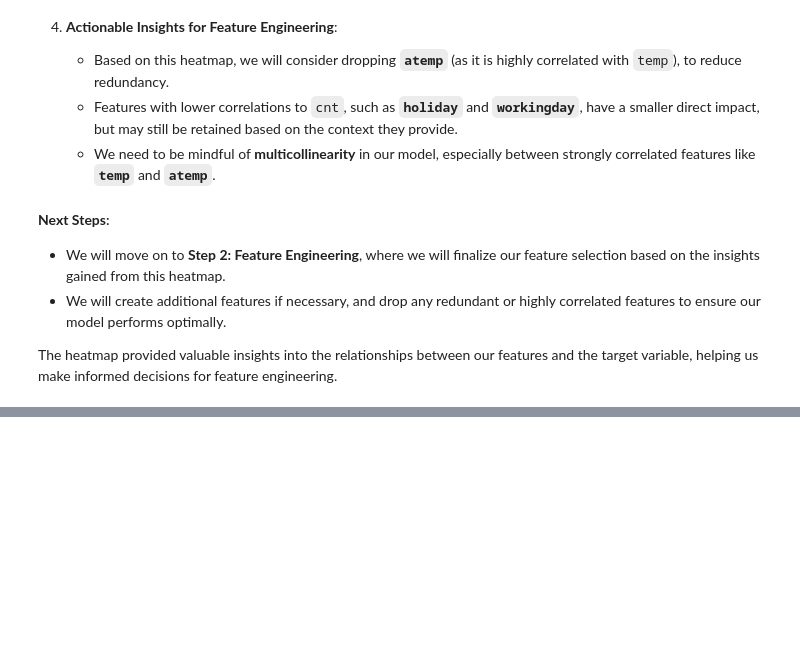
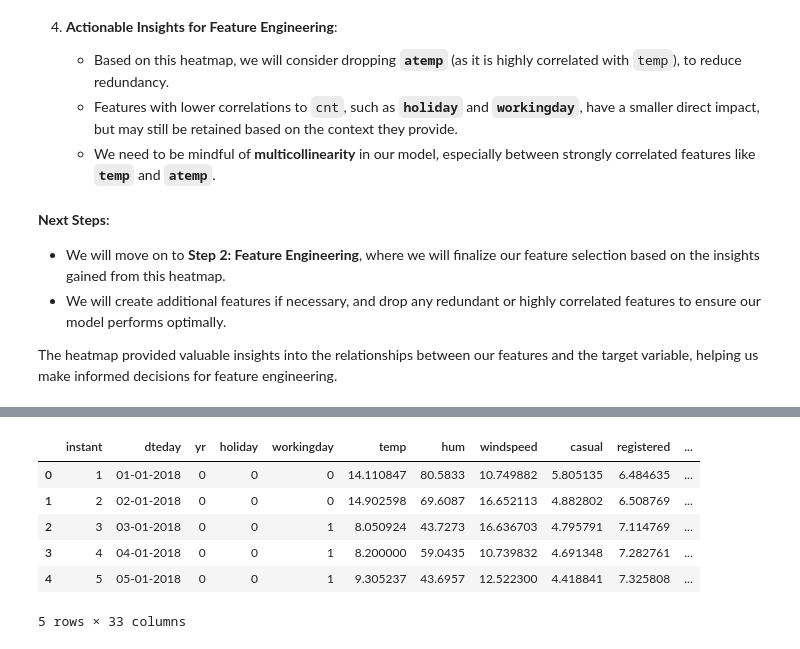
Before and after one commit to jafarijason/ds_002_boom_bikes_case_study_regression, a Jupyter notebook: Group_Facilitator_Jason_Jafari.ipynb, the cells around one changed output, grey strips where cells are left out. Cells and saved outputs as stored; diff of their text form; code cells hidden in the pictures; blank space fills up the shorter version.

```diff
--- a/Group_Facilitator_Jason_Jafari.ipynb
+++ b/Group_Facilitator_Jason_Jafari.ipynb
@@ -383,0 +406,12 @@ The heatmap provided valuable insights into the relationships between our featur
+# %%
+data = data.drop(columns=['atemp'])
+
+data.head()
+# %% [output]
+|  | instant | dteday | yr | holiday | workingday | temp | hum | windspeed | casual | registered | ... |
+| 0 | 1 | 01-01-2018 | 0 | 0 | 0 | 14.110847 | 80.5833 | 10.749882 | 5.805135 | 6.484635 | ... |
+| 1 | 2 | 02-01-2018 | 0 | 0 | 0 | 14.902598 | 69.6087 | 16.652113 | 4.882802 | 6.508769 | ... |
+| 2 | 3 | 03-01-2018 | 0 | 0 | 1 | 8.050924 | 43.7273 | 16.636703 | 4.795791 | 7.114769 | ... |
+| 3 | 4 | 04-01-2018 | 0 | 0 | 1 | 8.200000 | 59.0435 | 10.739832 | 4.691348 | 7.282761 | ... |
+| 4 | 5 | 05-01-2018 | 0 | 0 | 1 | 9.305237 | 43.6957 | 12.522300 | 4.418841 | 7.325808 | ... |
+5 rows × 33 columns
```
Also changed, not shown: parts of 27 cells of this notebook, 4 other files.
